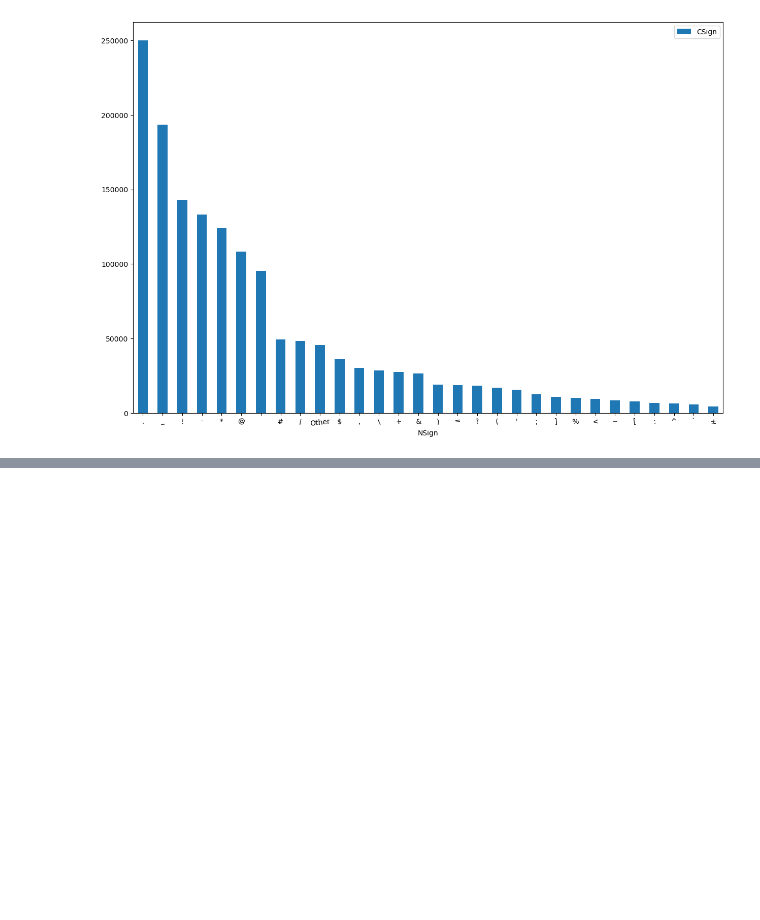
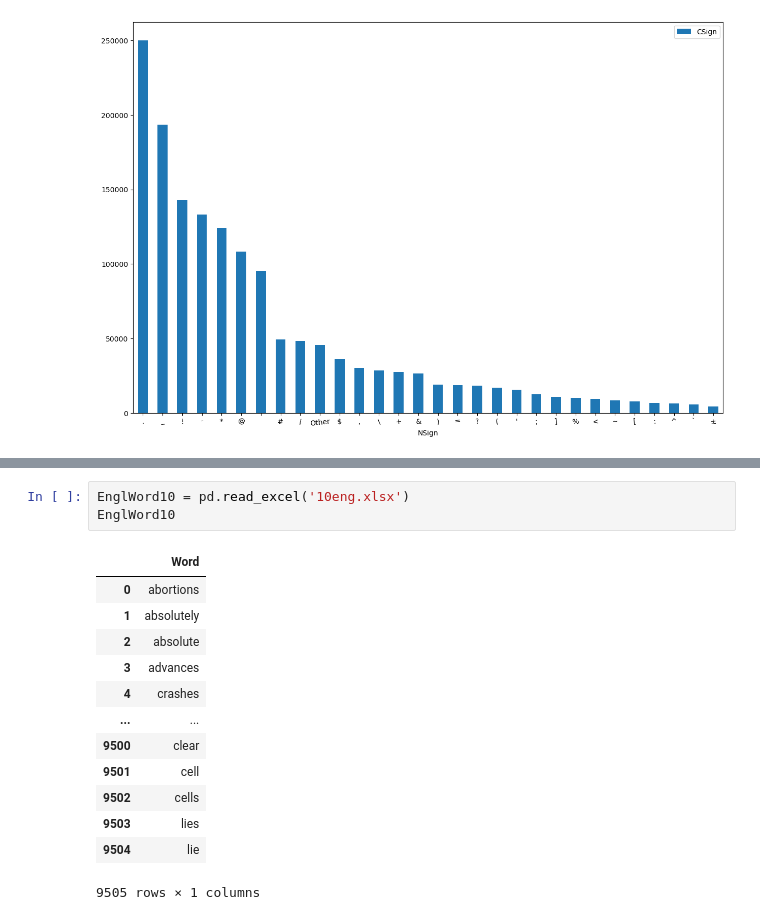
Before and after one commit to Nukutyn/PyProj, a Jupyter notebook: HW/DSISHW.ipynb, the cells around one changed output, grey strips where cells are left out. Cells and saved outputs as stored; diff of their text form; blank space fills up the shorter version.

```diff
--- a/HW/DSISHW.ipynb
+++ b/HW/DSISHW.ipynb
@@ -277,0 +289,17 @@ print(t)
+# %%
+EnglWord10 = pd.read_excel('10eng.xlsx')
+EnglWord10
+# %% [output]
+|  | Word |
+| 0 | abortions |
+| 1 | absolutely |
+| 2 | absolute |
+| 3 | advances |
+| 4 | crashes |
+| ... | ... |
+| 9500 | clear |
+| 9501 | cell |
+| 9502 | cells |
+| 9503 | lies |
+| 9504 | lie |
+9505 rows × 1 columns
```
Also changed, not shown: parts of 6 cells of this notebook.
